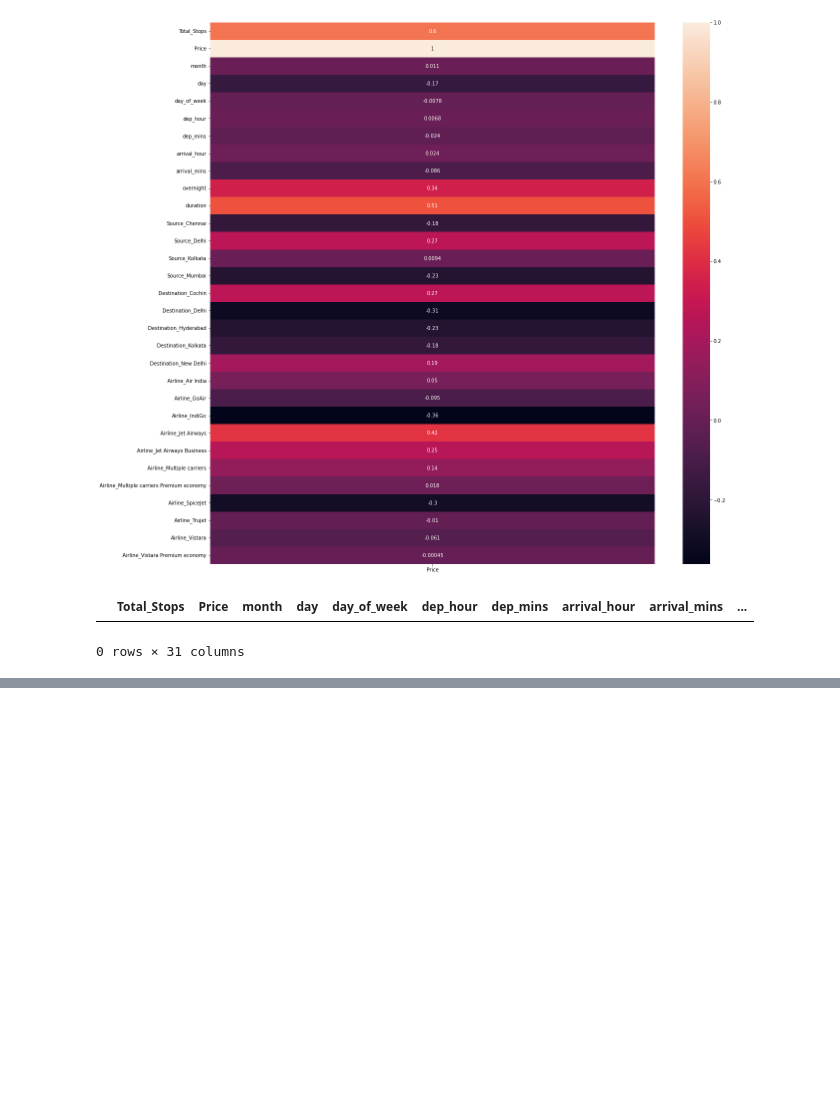
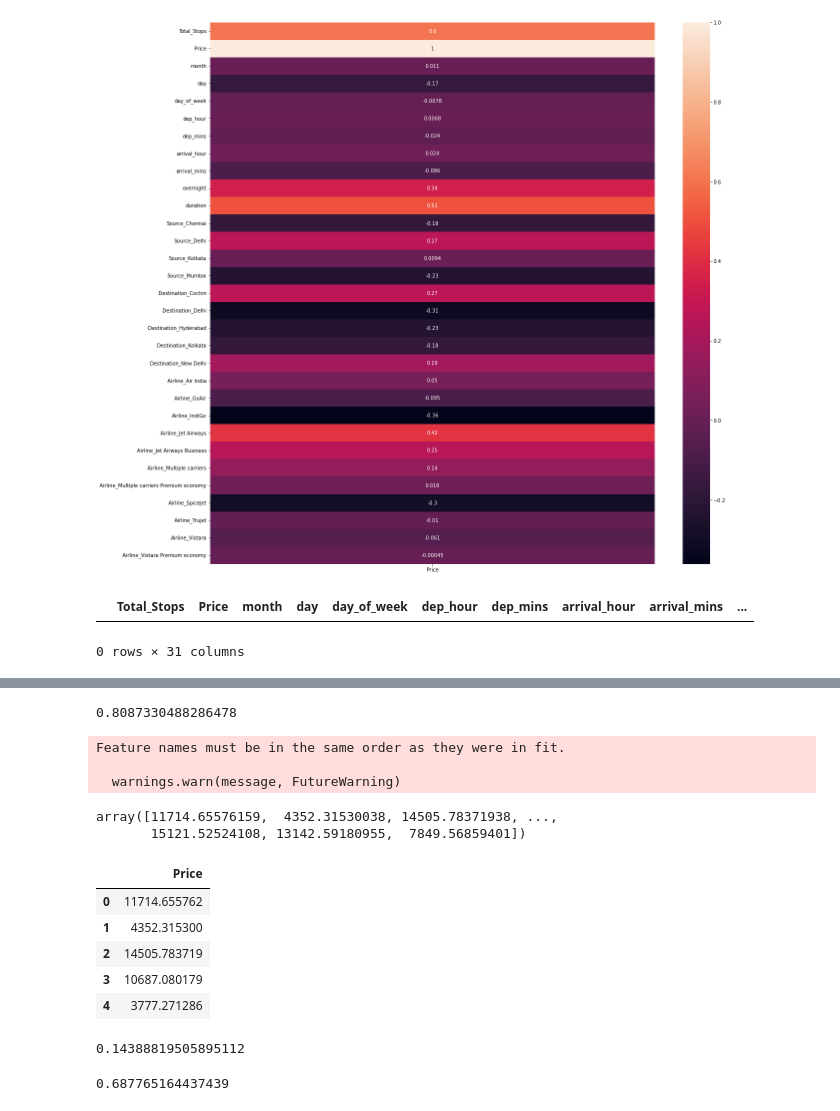
Before and after one commit to JonathanMarriott/flight-price-prediction, a Jupyter notebook: predict.ipynb, the cells around one changed output, grey strips where cells are left out. Drawn from its saved outputs; the diff is of its cells as text; code cells hidden in the pictures; blank space fills up the shorter version.

Commit message:
More regression models

```diff
--- a/predict.ipynb
+++ b/predict.ipynb
@@ -207,0 +204,22 @@ randforest_reg.score(X_test, y_test)
+# %%
+from sklearn.model_selection import RandomizedSearchCV
+# Number of trees in random forest
+n_estimators=[int(x) for x in np.linspace(start=100, stop=1200, num=12)]
+# Number of features to consider at every split
+max_features=['auto','sqrt']
+# Maximum number of levels in tree
+max_depth=[int(x) for x in np.linspace(5,30,num=6)]
+# Minimum number of samples required to split a node
+min_samples_split=[2,5,10,15,100]
+# Minimum number of samples required at each leaf node
+min_samples_leaf=[1,2,5,10]
+# Method of selecting samples for training each tree
+bootstrap = [True, False]
+
+random_grid = {'n_estimators': n_estimators,
+               'max_features': max_features,
+               'max_depth': max_depth,
+               'min_samples_split': min_samples_split,
+               'min_samples_leaf': min_samples_leaf,
+               'bootstrap': bootstrap}
+random_grid
@@ -207,0 +244,4 @@ randforest_reg.score(X_test, y_test)
+# %%
+rf_random = RandomizedSearchCV(estimator=randforest_reg, param_distributions=random_grid, n_iter=100, cv=3, verbose=2, random_state=42, n_jobs=-1)
+rf_random.fit(X_train,y_train)
+rf_random.best_params_
@@ -207,0 +289,36 @@ randforest_reg.score(X_test, y_test)
+# %%
+from sklearn import metrics
+
+prediction = rf_random.predict(X_test)
+print(metrics.r2_score(y_test,prediction))
+# %% [output]
+0.8087330488286478
+# %%
+df_test['Airline_Trujet'] = 0
+test_prediction = rf_random.predict(df_test)
+test_prediction
+# %% [output]
+Feature names must be in the same order as they were in fit.
+
+  warnings.warn(message, FutureWarning)
+array([11714.65576159,  4352.31530038, 14505.78371938, ...,
+       15121.52524108, 13142.59180955,  7849.56859401])
+# %%
+submission_df = pd.DataFrame({'Price': test_prediction})
+submission_df.to_csv('submission.csv', index=False)
+s=pd.read_csv('submission.csv')
+s.head()
+# %% [output]
+|  | Price |
+| 0 | 11714.655762 |
+| 1 | 4352.315300 |
+| 2 | 14505.783719 |
+| 3 | 10687.080179 |
+| 4 | 3777.271286 |
+# %%
+from sklearn import svm
+regr = svm.SVR(kernel='rbf')
+regr.fit(X_train, y_train)
+regr.score(X_test, y_test)
+# %% [output]
+0.14388819505895112
@@ -207,0 +328,5 @@ randforest_reg.score(X_test, y_test)
+# %%
+regr.fit(X_train, y_train)
+regr.score(X_test, y_test)
+# %% [output]
+0.687765164437439
```
Also changed, not shown: parts of 8 cells of this notebook.
